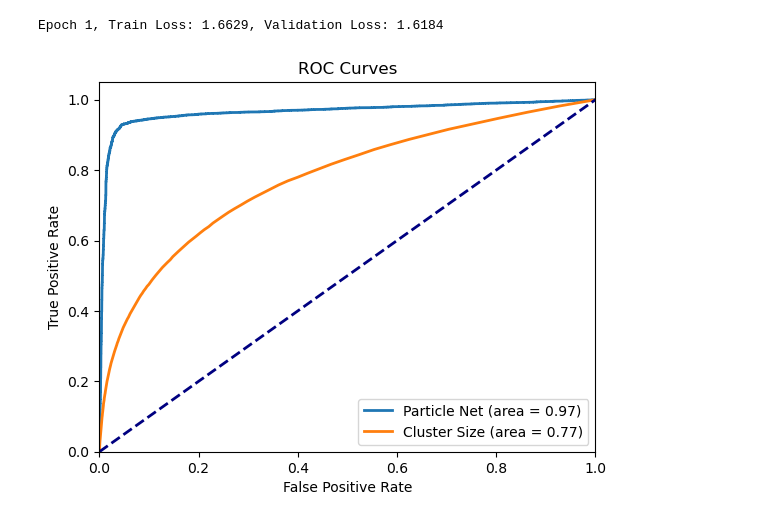
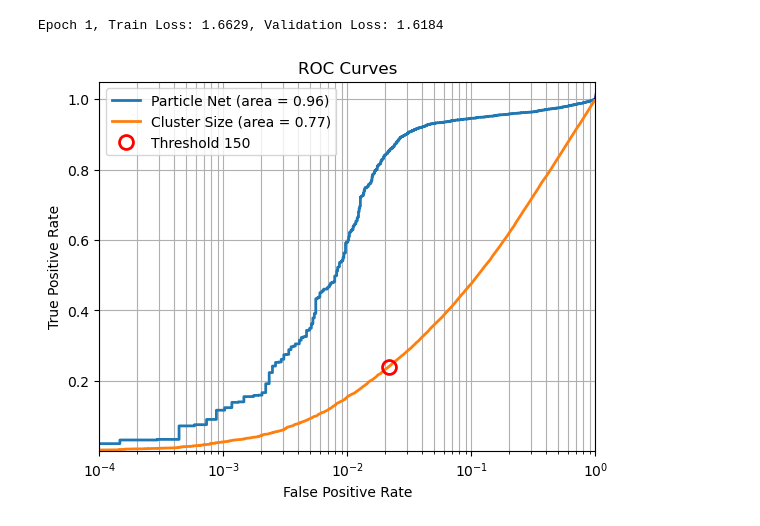
Before and after one commit to emilyxpan/mds_ml, a Jupyter notebook: notebooks/roc_curves2.ipynb, the cells around one changed output. Saved outputs shown, nothing was run; the diff lists cells and outputs as text; code cells hidden in the pictures.

Commit message:
updated roc curves 2

```diff
--- a/notebooks/roc_curves2.ipynb
+++ b/notebooks/roc_curves2.ipynb
@@ -231,6 +231,33 @@ def plot_roc_curve(targets, predictions, label):
     fpr, tpr, _ = roc_curve(targets, predictions)
     roc_auc = roc_auc_score(targets, predictions)
     plt.plot(fpr, tpr, lw=2, label=f'{label} (area = {roc_auc:.2f})')
+
+import matplotlib.pyplot as plt
+from sklearn.metrics import roc_curve, roc_auc_score
+
+def plot_roc_curve_with_threshold(targets, predictions, label, threshold):
+    """
+    This function plots the ROC curve for given targets and predictions and marks a point corresponding to a given threshold.
+
+    Args:
+    - targets: True binary labels.
+    - predictions: Target scores, can either be probability estimates of the positive class, confidence values, or non-thresholded measure of decisions.
+    - label: Label for the curve to distinguish in the plot.
+    - threshold: The threshold to mark on the ROC curve.
+    """
+    fpr, tpr, thresholds = roc_curve(targets, predictions)
+    roc_auc = roc_auc_score(targets, predictions)
+
+    # Plot ROC curve
+    plt.plot(fpr, tpr, lw=2, label=f'{label} (area = {roc_auc:.2f})')
+
+    # Find closest threshold index in the list of thresholds
+    threshold_index = (np.abs(thresholds - threshold)).argmin()
+
+    # Plot the point corresponding to the threshold
+    plt.plot(fpr[threshold_index], tpr[threshold_index], 'o', markersize=10,
+             label=f'Threshold {threshold}', fillstyle="none", c='r', mew=2)
+
 
 def get_disc(var):
 
@@ -271,19 +298,22 @@ def get_disc(var):
 # %%
 # Evaluate model and plot ROC curve
 targets, outputs = evaluate(model, DEVICE, test_loader)
 plot_roc_curve(targets, outputs, 'Particle Net')
 
-plot_roc_curve(*get_disc("Size"), 'Cluster Size')
+plot_roc_curve_with_threshold(*get_disc("Size"), 'Cluster Size', 150)
 
-
-plt.plot([0, 1], [0, 1], color='navy', lw=2, linestyle='--')
-plt.xlim([0.0, 1.0])
-plt.ylim([0.0, 1.05])
+minmin = 1e-4
+# plt.plot([minmin, 1], [minmin, 1], color='navy', lw=2, linestyle='--')
+# plt.plot(np.logspace(minmin,1,1000), np.logspace(minmin,1,1000), color='navy', lw=2, linestyle='--')
+plt.xlim([minmin, 1.0])
+plt.ylim([minmin, 1.05])
 plt.xlabel('False Positive Rate')
 plt.ylabel('True Positive Rate')
 plt.title('ROC Curves')
 plt.legend(loc="lower right")
 plt.legend()
+plt.grid(which='both')
+plt.xscale('log')
 plt.show()
 # %% [output]
-[figure, old version]
+[figure, new version]
```
